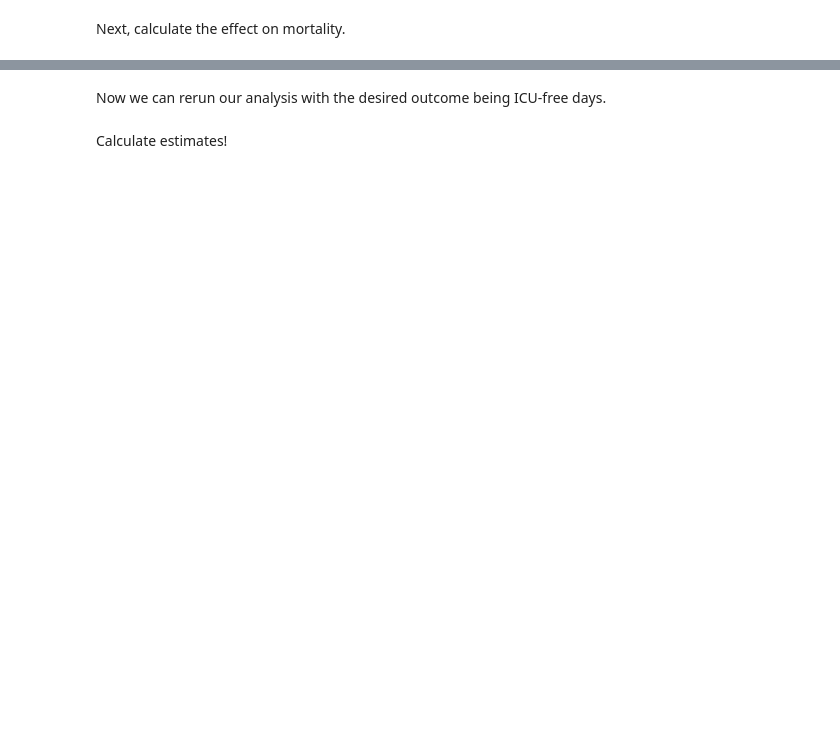
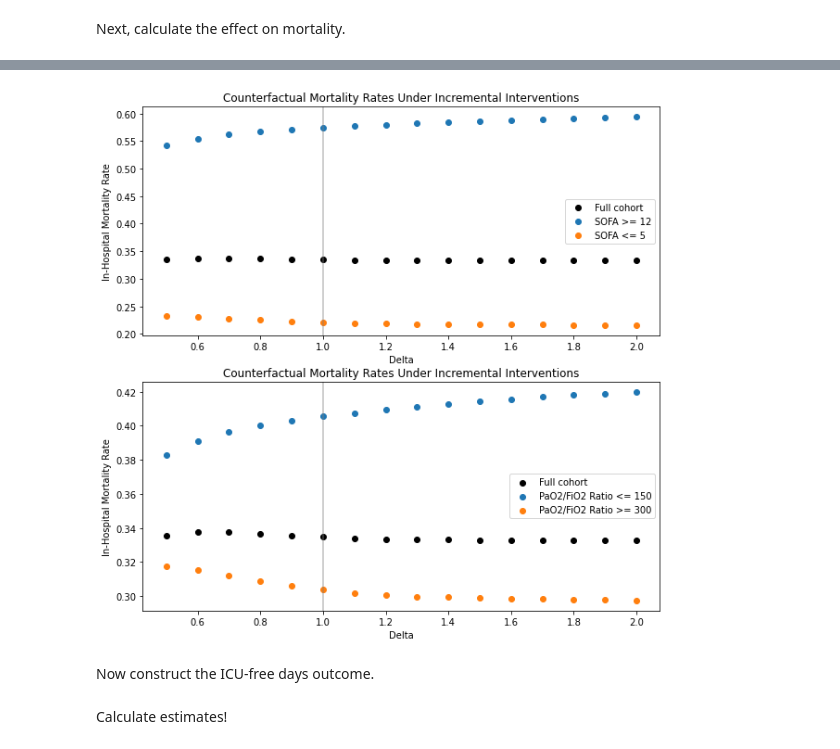
Before and after one commit to amanchoudhri/liberation-timing-paper, a Jupyter notebook: main.ipynb, the cells around one changed output, grey strips where cells are left out. Drawn from its saved outputs; the diff is of its cells as text; code cells hidden in the pictures; blank space fills up the shorter version.

```diff
--- a/main.ipynb
+++ b/main.ipynb
@@ -325,5 +516,6 @@ plt.show()
 Next, calculate the effect on mortality.
 # %%
 mortality_results = calculate_estimates(weights, group_by_stay(df, 'hospital_expire_flag'))
+mortality_subgroup_results = get_subgroup_results(df, 'hospital_expire_flag')
 
 pprint(mortality_results)
@@ -339,5 +539,15 @@ plt.show()
+# %%
+display_results(
+    'Counterfactual Mortality Rates Under Incremental Interventions',
+    'In-Hospital Mortality Rate',
+    mortality_results,
+    mortality_subgroup_results,
+    'mortality'
+)
+# %% [output]
+[figure, added]
 # %% [markdown]
-Now we can rerun our analysis with the desired outcome being ICU-free days.
+Now construct the ICU-free days outcome.
 # %%
 # 1. find baseline time
 # 2. find how many days in the 30 days post-baseline the patient was alive and not in the icu
```
Also changed, not shown: parts of 56 cells of this notebook.
